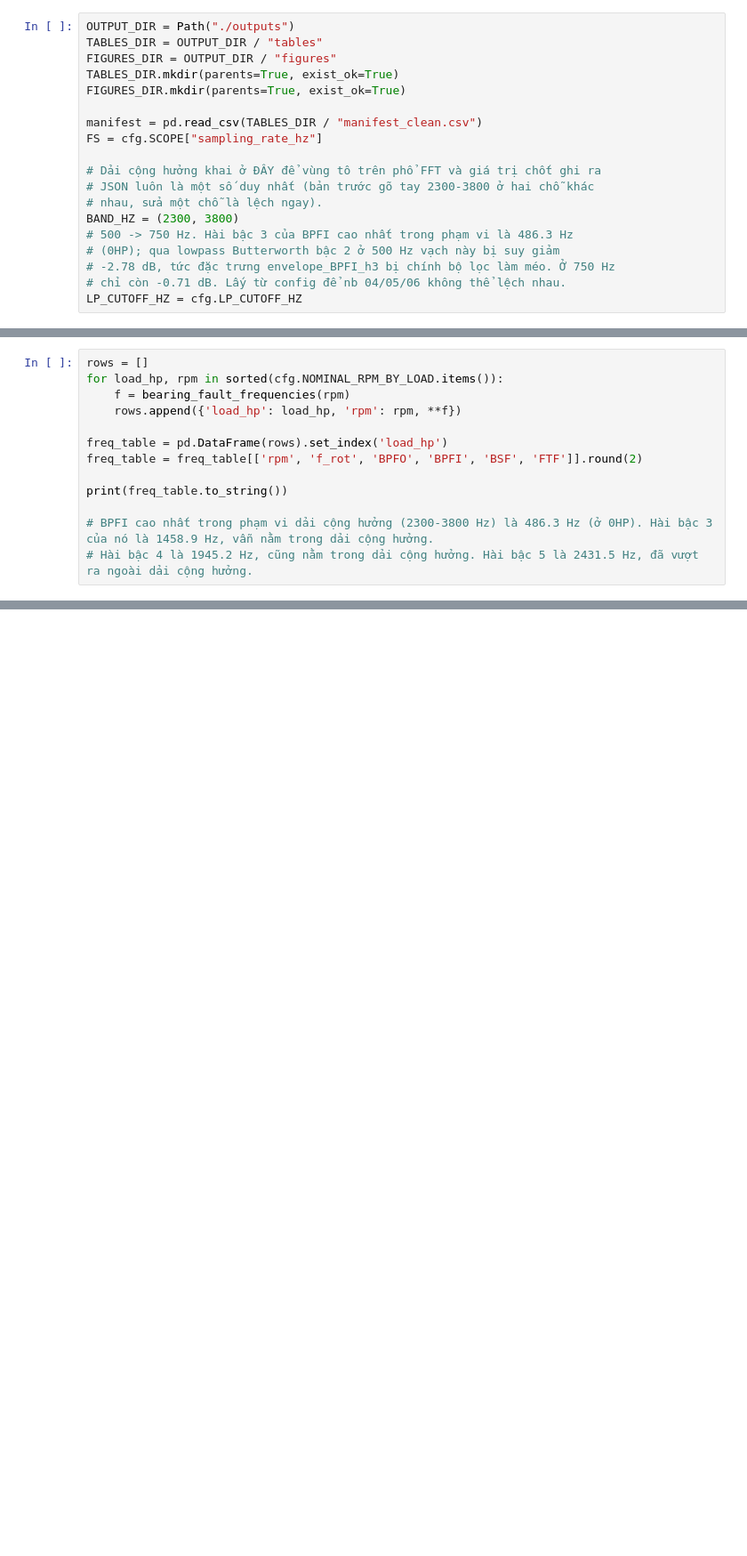
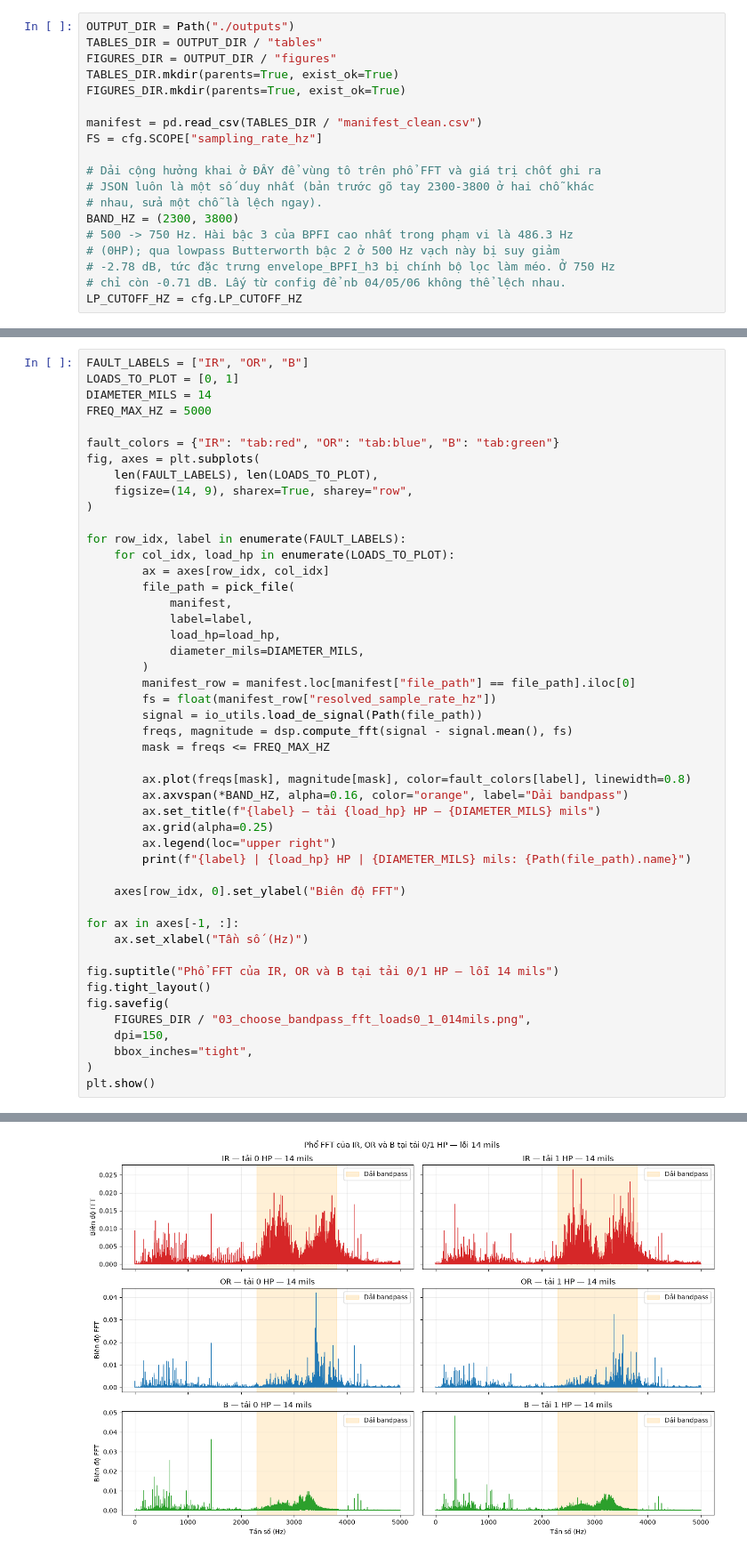
Before and after one commit to NguyenVuongg/CWRU_Fault_Detection_TinyML, a Jupyter notebook: notebooks/giai_doan_1_tien_xu_ly/03_choose_bandpass.ipynb, the cells around one changed output, grey strips where cells are left out. Shown at 89% size. Cells and saved outputs as stored; diff of their text form; blank space fills up the shorter version.

```diff
--- a/notebooks/giai_doan_1_tien_xu_ly/03_choose_bandpass.ipynb
+++ b/notebooks/giai_doan_1_tien_xu_ly/03_choose_bandpass.ipynb
@@ -108,13 +36,0 @@ def bearing_fault_frequencies(rpm, n_balls=9, ball_diameter_in=0.3126,
-# %%
-rows = []
-for load_hp, rpm in sorted(cfg.NOMINAL_RPM_BY_LOAD.items()):
-    f = bearing_fault_frequencies(rpm)
-    rows.append({'load_hp': load_hp, 'rpm': rpm, **f})
-
-freq_table = pd.DataFrame(rows).set_index('load_hp')
-freq_table = freq_table[['rpm', 'f_rot', 'BPFO', 'BPFI', 'BSF', 'FTF']].round(2)
-
-print(freq_table.to_string())
-
-# BPFI cao nhất trong phạm vi dải cộng hưởng (2300-3800 Hz) là 486.3 Hz (ở 0HP). Hài bậc 3 của nó là 1458.9 Hz, vẫn nằm trong dải cộng hưởng.
-# Hài bậc 4 là 1945.2 Hz, cũng nằm trong dải cộng hưởng. Hài bậc 5 là 2431.5 Hz, đã vượt ra ngoài dải cộng hưởng.
@@ -268,0 +39,48 @@ Gộp (5.86 Hz/bin không tách được): BPFO_h3=322.1Hz ~ BPFI_h2=324.4Hz
+# %%
+FAULT_LABELS = ["IR", "OR", "B"]
+LOADS_TO_PLOT = [0, 1]
+DIAMETER_MILS = 14
+FREQ_MAX_HZ = 5000
+
+fault_colors = {"IR": "tab:red", "OR": "tab:blue", "B": "tab:green"}
+fig, axes = plt.subplots(
+    len(FAULT_LABELS), len(LOADS_TO_PLOT),
+    figsize=(14, 9), sharex=True, sharey="row",
+)
+
+for row_idx, label in enumerate(FAULT_LABELS):
+    for col_idx, load_hp in enumerate(LOADS_TO_PLOT):
+        ax = axes[row_idx, col_idx]
+        file_path = pick_file(
+            manifest,
+            label=label,
+            load_hp=load_hp,
+            diameter_mils=DIAMETER_MILS,
+        )
+        manifest_row = manifest.loc[manifest["file_path"] == file_path].iloc[0]
+        fs = float(manifest_row["resolved_sample_rate_hz"])
+        signal = io_utils.load_de_signal(Path(file_path))
+        freqs, magnitude = dsp.compute_fft(signal - signal.mean(), fs)
+        mask = freqs <= FREQ_MAX_HZ
+
+        ax.plot(freqs[mask], magnitude[mask], color=fault_colors[label], linewidth=0.8)
+        ax.axvspan(*BAND_HZ, alpha=0.16, color="orange", label="Dải bandpass")
+        ax.set_title(f"{label} — tải {load_hp} HP — {DIAMETER_MILS} mils")
+        ax.grid(alpha=0.25)
+        ax.legend(loc="upper right")
+        print(f"{label} | {load_hp} HP | {DIAMETER_MILS} mils: {Path(file_path).name}")
+
+    axes[row_idx, 0].set_ylabel("Biên độ FFT")
+
+for ax in axes[-1, :]:
+    ax.set_xlabel("Tần số (Hz)")
+
+fig.suptitle("Phổ FFT của IR, OR và B tại tải 0/1 HP — lỗi 14 mils")
+fig.tight_layout()
+fig.savefig(
+    FIGURES_DIR / "03_choose_bandpass_fft_loads0_1_014mils.png",
+    dpi=150,
+    bbox_inches="tight",
+)
+plt.show()
+# %% [output]
@@ -268,0 +93 @@ Gộp (5.86 Hz/bin không tách được): BPFO_h3=322.1Hz ~ BPFI_h2=324.4Hz
+[figure, added]
```
Also changed, not shown: parts of 31 cells of this notebook, 38 other files.
